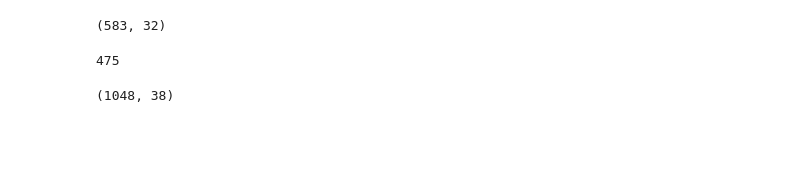
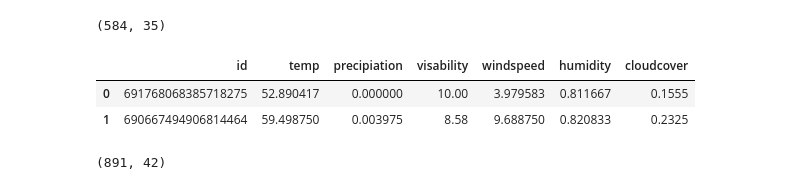
Before and after one commit to lovettbarron/caltrain-predict, a Jupyter notebook: 03merge_hand_truth.ipynb, the cells around one changed output. Cells and saved outputs as stored; diff of their text form; code cells hidden in the pictures; blank space fills up the shorter version.

```diff
--- a/03merge_hand_truth.ipynb
+++ b/03merge_hand_truth.ipynb
@@ -38,17 +41,19 @@ twts.head(3)
+# %%
+# df = twts.merge(truth,on=['id','train_id'],how='inner') # now have uid
+df = twts.merge(truth,on='uid',how='inner')
+df.shape
+# %% [output]
+(584, 35)
 # %%
 wt = weather[['id','temp','precipiation','visability','windspeed','humidity','cloudcover']]
+# %%
+wt.head(2)
+# %% [output]
+|  | id | temp | precipiation | visability | windspeed | humidity | cloudcover |
+| 0 | 691768068385718275 | 52.890417 | 0.000000 | 10.00 | 3.979583 | 0.811667 | 0.1555 |
+| 1 | 690667494906814464 | 59.498750 | 0.003975 | 8.58 | 9.688750 | 0.820833 | 0.2325 |
 # %%
-df = twts.merge(truth,on=['id','train_id'],how='inner')
+df = df.merge(wt,left_on='tweet_id',right_on='id',how='left')
 df.shape
 # %% [output]
-(583, 32)
+(891, 42)
-# %%
-df.head(2)
-len(df['id'].unique())
-# %% [output]
-475
-# %%
-df = df.merge(wt,on='id',how='left')
-df.shape
-# %% [output]
-(1048, 38)
```
Also changed, not shown: parts of 7 cells of this notebook, 7 other files.
